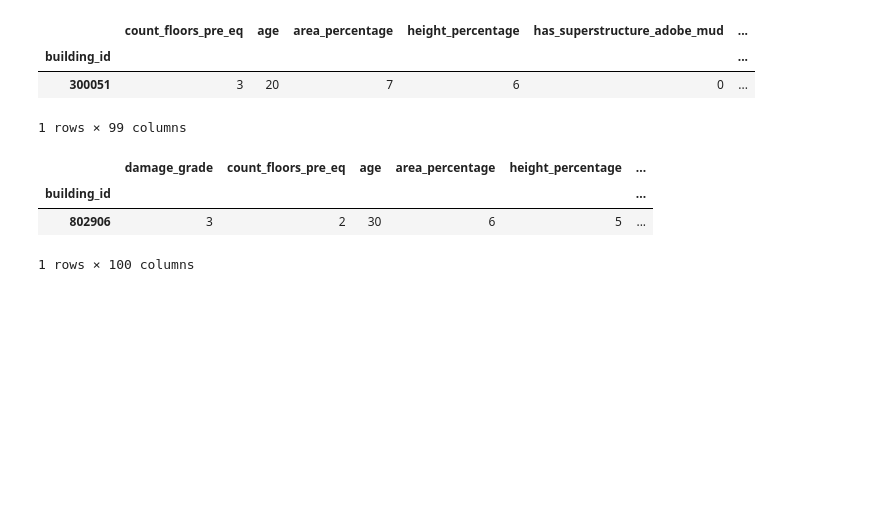
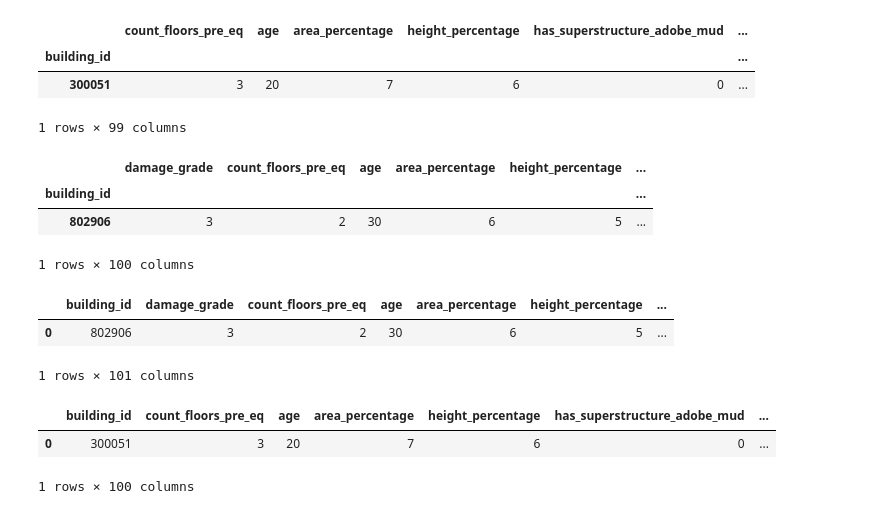
Before and after one commit to FacuMastri/richters-predictor-earthquake, a Jupyter notebook: tp2/feature-engineering.ipynb, the cells around one changed output. Saved outputs shown, nothing was run; the diff lists cells and outputs as text; code cells hidden in the pictures; blank space fills up the shorter version.

```diff
--- a/tp2/feature-engineering.ipynb
+++ b/tp2/feature-engineering.ipynb
@@ -442,14 +463,14 @@ def extraer_y_agregar_geo_embebidas(df, train_o_test='train'):
     output = []
     if train_o_test == 'train':
         for data in geo_level_3[: cant_registros]:
+            # Extraemos los outputs de la capa intermedia
             extraer_geo_embebidas(data, output)
-    # Extraemos los outputs de la capa intermedia
     else:
         for data in geo_level_3[cant_registros: ]:
             extraer_geo_embebidas(data, output)
-    # Formateo, volviendo todo un vector con 1 fila y (cant_neuronas) de columnas
+    # Formateo, volviendo todo un vector con 1 fila y (CANT_NEURONAS) de columnas
     output = np.array(output)
     output = np.squeeze(output)
     # Los agregamos al dataset
-    for i in range(0, cant_neuronas):
+    for i in range(0, CANT_NEURONAS):
         df['geo_level_embedded_' + str(i)] = output[:, i]
@@ -459,3 +477,15 @@ extraer_y_agregar_geo_embebidas(df_train, 'train')
+# %%
+if os.path.isfile('../data/train_geo_embedded.csv'):
+    aux = pd.read_csv('../data/train_geo_embedded.csv', index_col='building_id')
+    df_train = df_train.join(aux, on='building_id')
+else:
+    extraer_y_agregar_geo_embebidas(df_train, 'train')
+# %%
+if os.path.isfile('../data/test_geo_embedded.csv'):
+    aux = pd.read_csv('../data/test_geo_embedded.csv', index_col='building_id')
+    df_test = df_test.join(aux, on='building_id')
+else:
+    extraer_y_agregar_geo_embebidas(df_test, 'test')
 # %%
 df_train.head()
 # %% [output]
@@ -745,6 +780,21 @@ df_train.head(1)
 | building_id |  |  |  |  |  | ... |
 | 802906 | 3 | 2 | 30 | 6 | 5 | ... |
 1 rows × 100 columns
+# %%
+df_train.reset_index(inplace=True)
+df_test.reset_index(inplace=True)
+# %%
+df_train.head(1)
+# %% [output]
+|  | building_id | damage_grade | count_floors_pre_eq | age | area_percentage | height_percentage | ... |
+| 0 | 802906 | 3 | 2 | 30 | 6 | 5 | ... |
+1 rows × 101 columns
+# %%
+df_test.head(1)
+# %% [output]
+|  | building_id | count_floors_pre_eq | age | area_percentage | height_percentage | has_superstructure_adobe_mud | ... |
+| 0 | 300051 | 3 | 20 | 7 | 6 | 0 | ... |
+1 rows × 100 columns
 # %%
 df_train.shape
 # %% [output]
```
Also changed, not shown: parts of 19 cells of this notebook, 3 other files.
